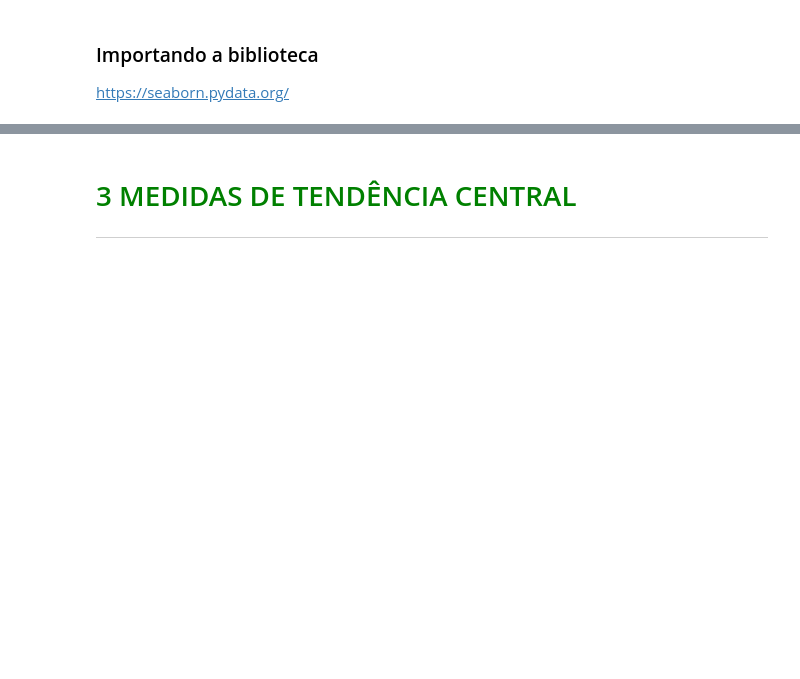
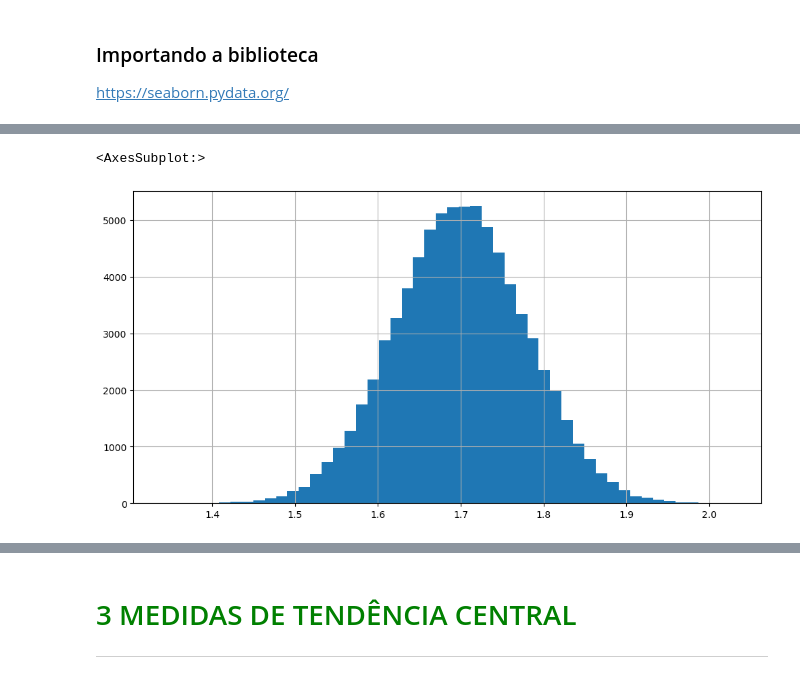
Before and after one commit to ledsouza/Curso_de_Estatistica, a Jupyter notebook: Curso_de_Estatistica.ipynb, the cells around one changed output, grey strips where cells are left out. Drawn from its saved outputs; the diff is of its cells as text; code cells hidden in the pictures; blank space fills up the shorter version.

```diff
--- a/Curso_de_Estatistica.ipynb
+++ b/Curso_de_Estatistica.ipynb
@@ -368,0 +547,5 @@ https://seaborn.pydata.org/
+# %%
+dados.Altura.hist(bins = 50, figsize=(12,6))
+# %% [output]
+<AxesSubplot:>
+[figure, added]
```
Also changed, not shown: parts of 18 cells of this notebook.
